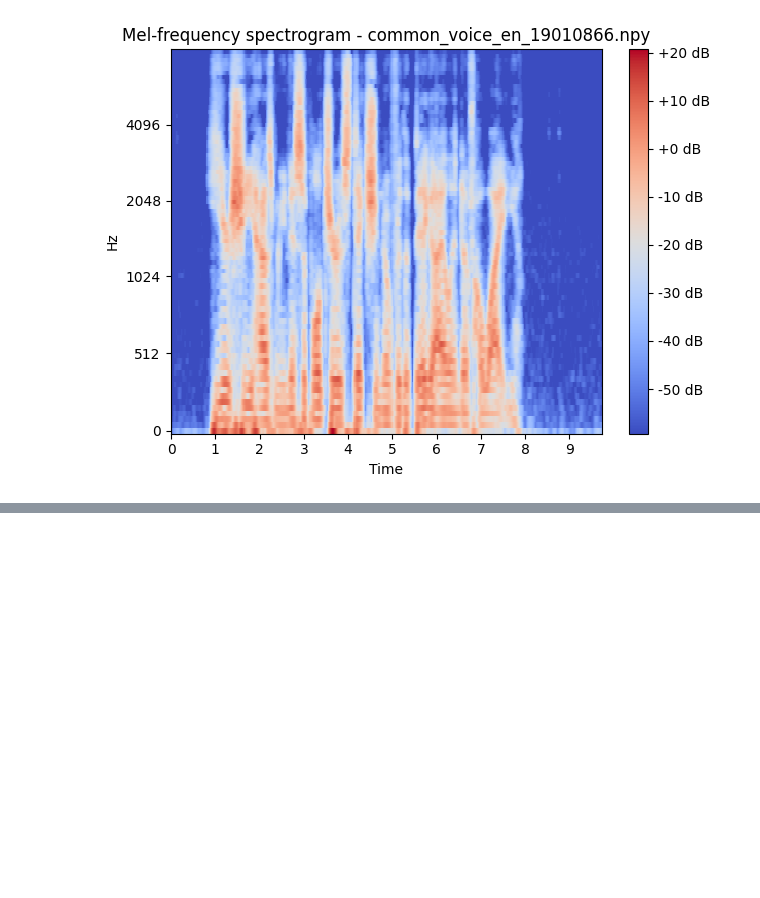
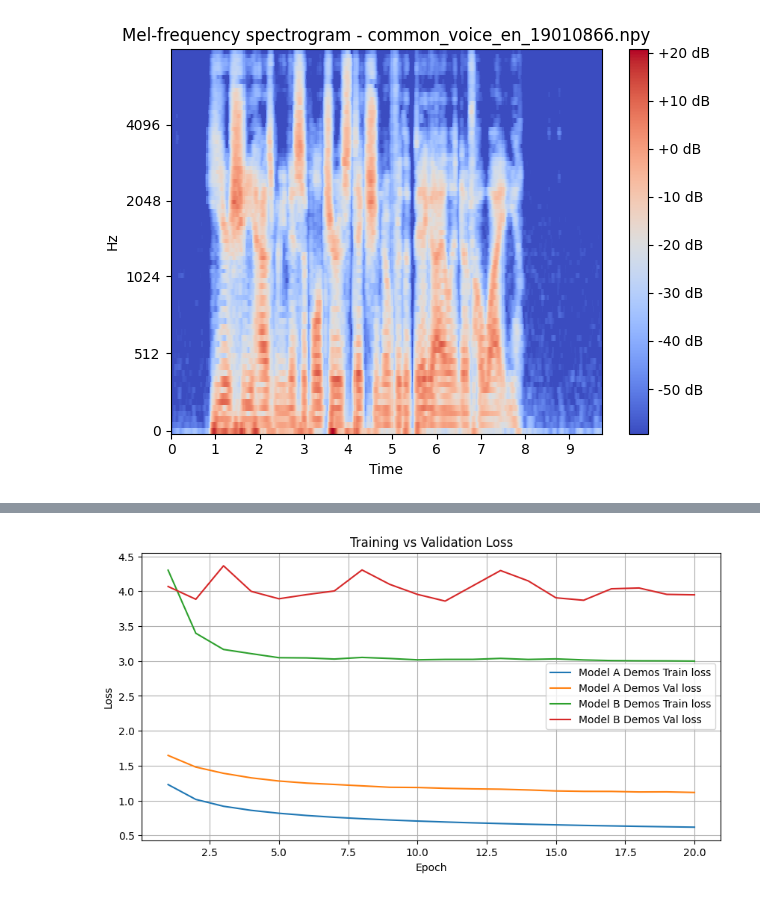
Before and after one commit to common-voice/common-voice-asr, a Jupyter notebook: Common-voice-asr/notebooks/final_demos.ipynb, the cells around one changed output, grey strips where cells are left out. Cells and saved outputs as stored; diff of their text form; code cells hidden in the pictures; blank space fills up the shorter version.

Commit message:
demos finalized + filtering script + flint adjusts

```diff
--- a/Common-voice-asr/notebooks/final_demos.ipynb
+++ b/Common-voice-asr/notebooks/final_demos.ipynb
@@ -369,12 +537,14 @@ train(args)
 # %%
 # Loss over time for RNN & Transformer demo runs
 
-mod_a_demo = os.path.join(BASE_DIR, "runs/demo_a")
-mod_b_dir = os.path.join(BASE_DIR, "runs/demo_b")
+mod_a_demo = os.path.join(BASE_DIR, "neural_networks/runs/demo_a")
+mod_b_dir = os.path.join(BASE_DIR, "neural_networks/runs/demo_b")
 plt.figure(figsize=(10,5))
 plot_loss_curves(mod_a_dir, "Model A Demos")
 plot_loss_curves(mod_b_dir, "Model B Demos")
 plt.title("Training vs Validation Loss")
 plt.show()
+# %% [output]
+[figure, added]
 # %%
 # Compare WER over time for RNN & Transformer demo runs
```
Also changed, not shown: parts of 10 cells of this notebook, 3 other files.
